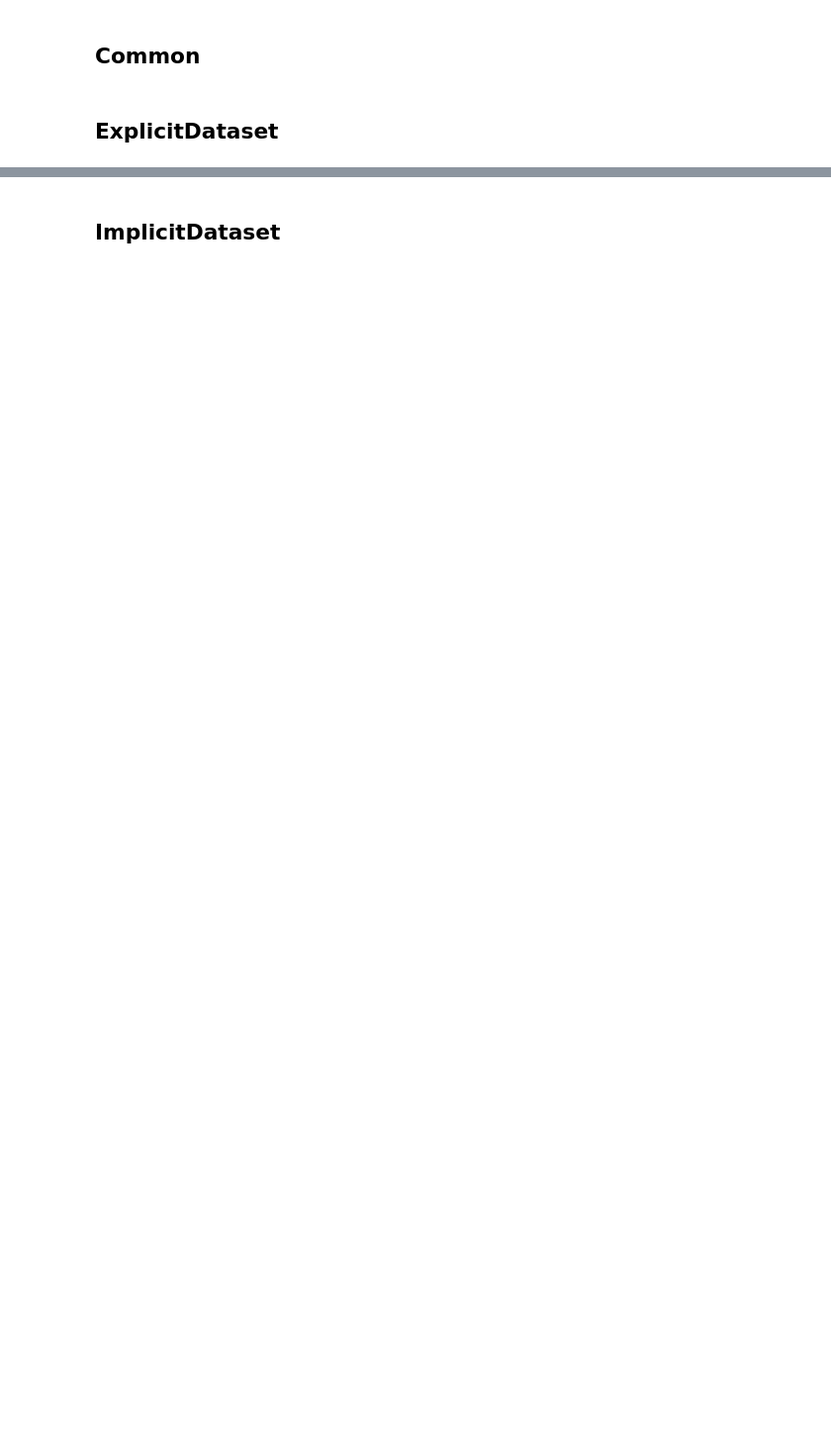
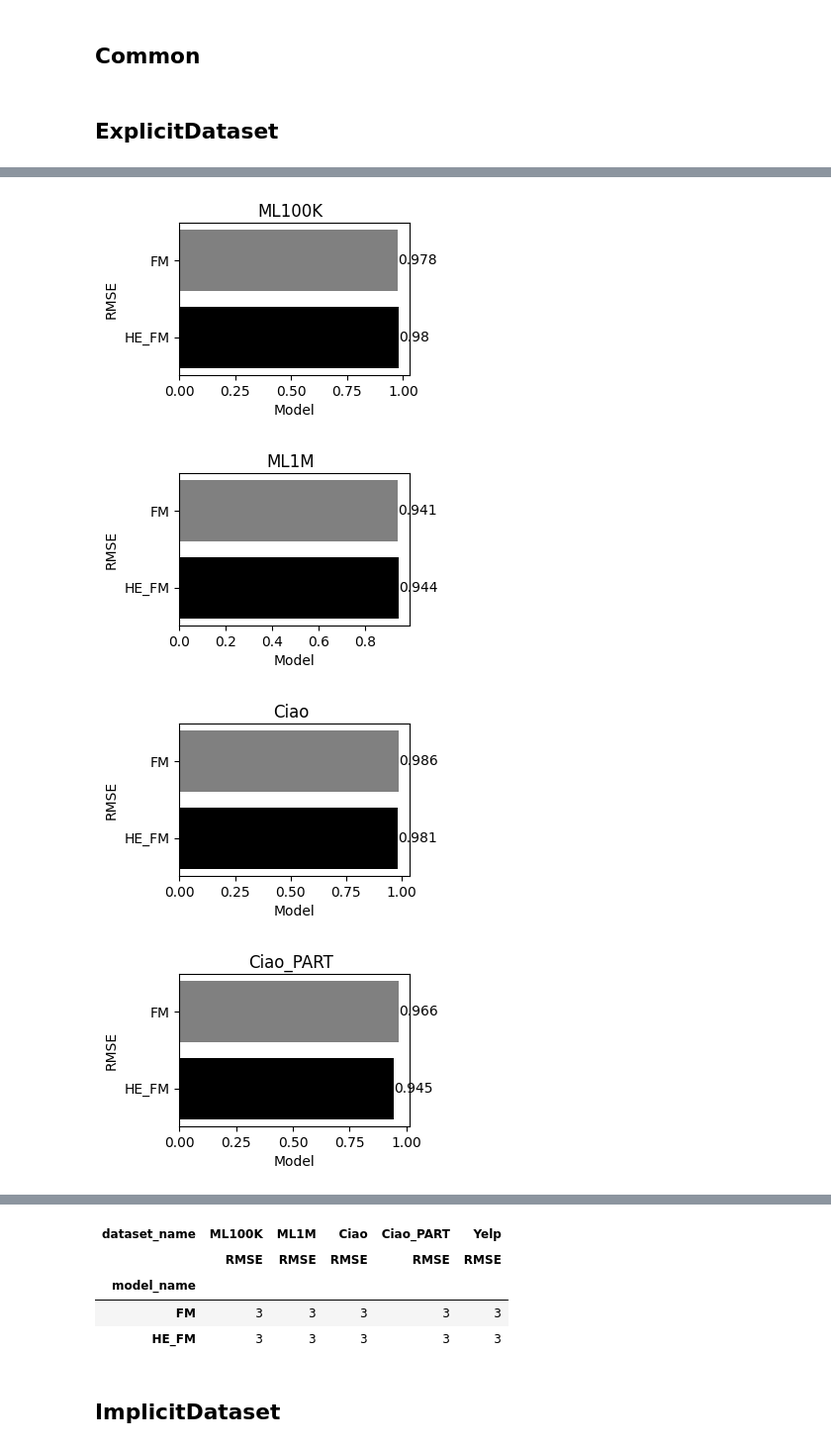
Before and after one commit to KaiSugahara/HERec, a Jupyter notebook: notebook/02_totallingTestResults.ipynb, the cells around one changed output, grey strips where cells are left out. Shown: that part at 99% size. Cells and saved outputs as stored; diff of their text form; code cells hidden in the pictures; blank space fills up the shorter version.

```diff
--- a/notebook/02_totallingTestResults.ipynb
+++ b/notebook/02_totallingTestResults.ipynb
@@ -226,0 +207,16 @@ HE_FM & \uline{0.960 $\pm$ 0.017} & \textbf{0.893 $\pm$ 0.032} \\
+# %%
+df_MEAN, df_STD, df_COUNT, df_STATS = getTestResults(
+    datasetNameList = ["ML100K", "ML1M", "Ciao", "Ciao_PART", "Yelp"],
+    modelNameList = ["FM", "HE_FM"],
+    seedList = range(3),
+    metricMap = {"VALID_LOSS": "RMSE"},
+)
+
+bar_visualize( df_MEAN, df_COUNT )
+to_latex( df_MEAN, df_STD )
+display(df_COUNT)
+# %% [output]
+[figure, added]
+[figure, added]
+[figure, added]
+[figure, added]
@@ -227,2 +237,7 @@ HE_FM & \uline{0.960 $\pm$ 0.017} & \textbf{0.893 $\pm$ 0.032} \\
+| dataset_name | ML100K | ML1M | Ciao | Ciao_PART | Yelp |
+|  | RMSE | RMSE | RMSE | RMSE | RMSE |
+| model_name |  |  |  |  |  |
+| FM | 3 | 3 | 3 | 3 | 3 |
+| HE_FM | 3 | 3 | 3 | 3 | 3 |
 # %% [markdown]
 ## ImplicitDataset
```
Also changed, not shown: parts of 15 cells of this notebook.
